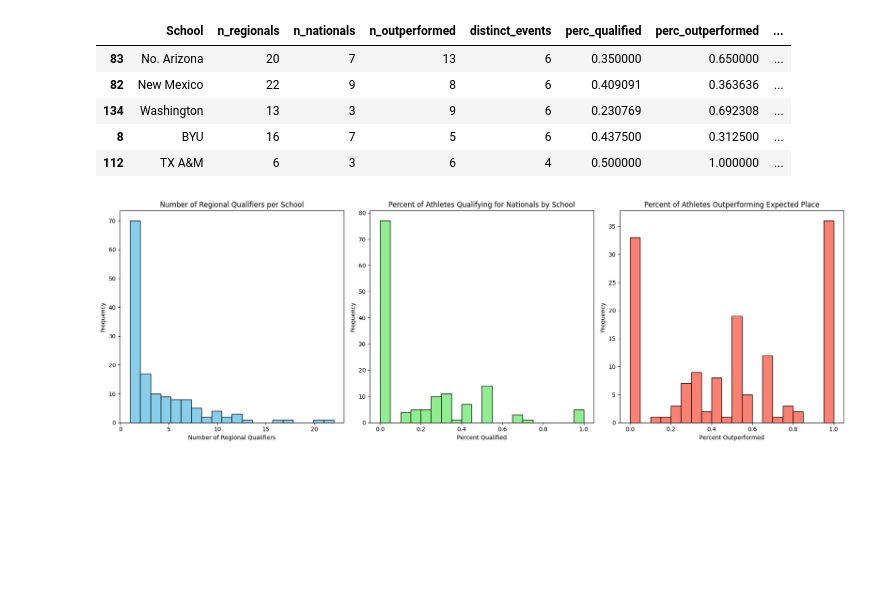
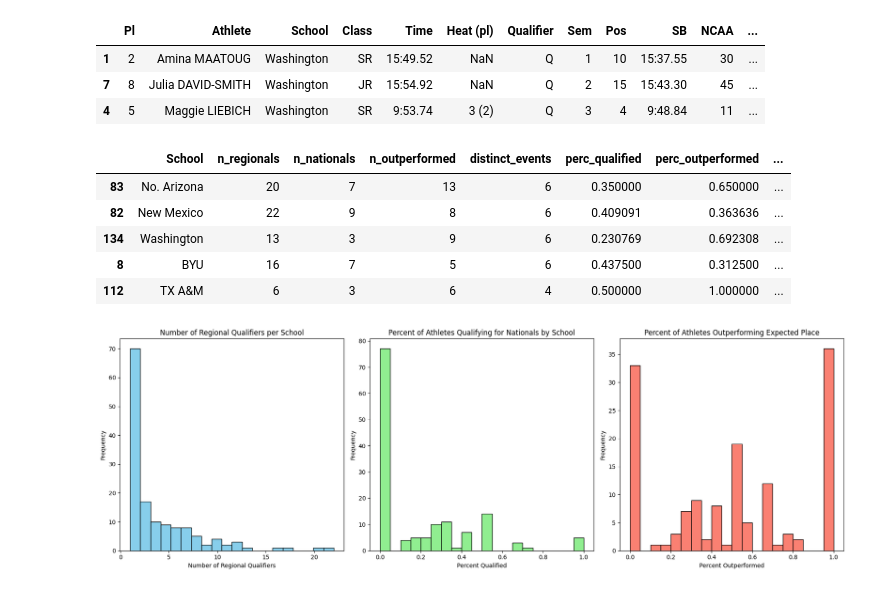
Before and after one commit to racheldadamio/rachels-receipts, a Jupyter notebook: regionals_report_card/report_card.ipynb, the cells around one changed output. Cells and saved outputs as stored; diff of their text form; code cells hidden in the pictures; blank space fills up the shorter version.

```diff
--- a/regionals_report_card/report_card.ipynb
+++ b/regionals_report_card/report_card.ipynb
@@ -281,3 +306,12 @@ combined_df = pd.concat(
+# %%
+combined_df[
+    (combined_df["School"] == "Washington") & (combined_df["Qualifier"] != "")
+].sort_values("event", ascending=False)
+# %% [output]
+|  | Pl | Athlete | School | Class | Time | Heat (pl) | Qualifier | Sem | Pos | SB | NCAA | ... |
+| 1 | 2 | Amina MAATOUG | Washington | SR | 15:49.52 | NaN | Q | 1 | 10 | 15:37.55 | 30 | ... |
+| 7 | 8 | Julia DAVID-SMITH | Washington | JR | 15:54.92 | NaN | Q | 2 | 15 | 15:43.30 | 45 | ... |
+| 4 | 5 | Maggie LIEBICH | Washington | SR | 9:53.74 | 3 (2) | Q | 3 | 4 | 9:48.84 | 11 | ... |
 # %%
 # Group by school and perform aggregations
 result = (
```
Also changed, not shown: parts of 4 cells of this notebook.
